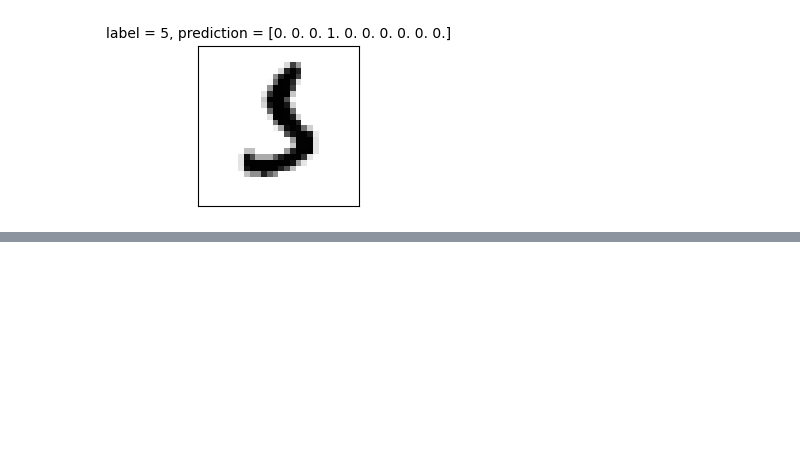
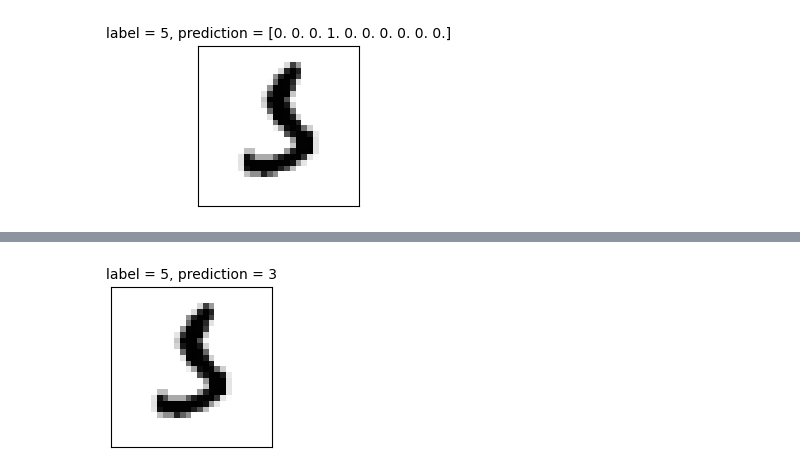
Before and after one commit to OohelloworldoO/Practical-Applications-of-Artificial-Intelligence, a Jupyter notebook: Machine Learning(ML)/Deep Neural Network(DNN)/Classifying Handwritten Digits Using Multilayer Perceptron(MLP).ipynb, the cells around one changed output, grey strips where cells are left out. Cells and saved outputs as stored; diff of their text form; code cells hidden in the pictures; blank space fills up the shorter version.

```diff
--- a/Machine Learning(ML)/Deep Neural Network(DNN)/Classifying Handwritten Digits Using Multilayer Perceptron(MLP).ipynb
+++ b/Machine Learning(ML)/Deep Neural Network(DNN)/Classifying Handwritten Digits Using Multilayer Perceptron(MLP).ipynb
@@ -179,0 +228,4 @@ plot_images_labels_prediction(x_test_image, y_test_label, prediction, idx = 340,
+# %%
+plot_images_labels_prediction(x_test_image, y_test_label, predicted_labels, idx = 340, num = 1)
+# %% [output]
+[figure, added]
```
Also changed, not shown: parts of 16 cells of this notebook, 3 other files.
